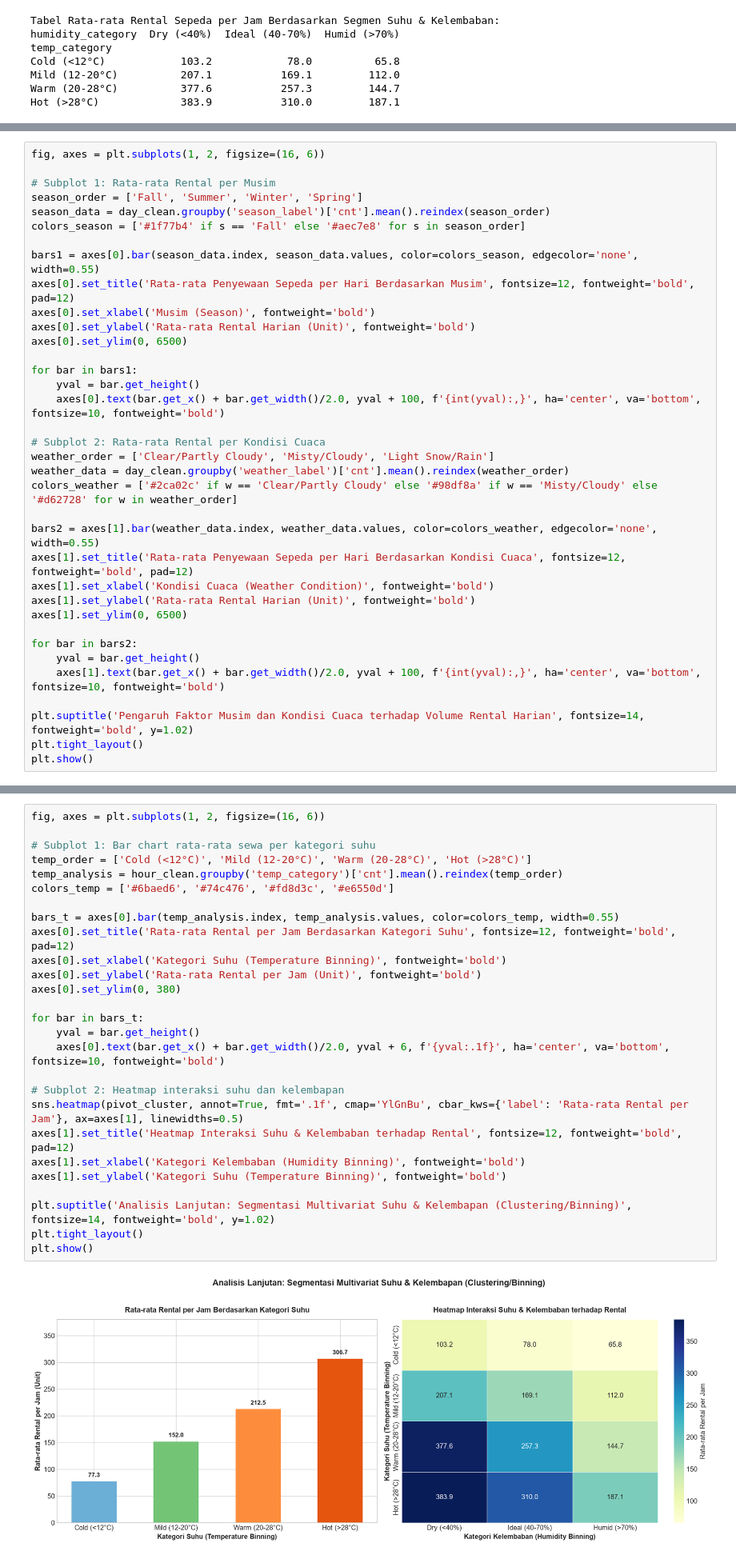
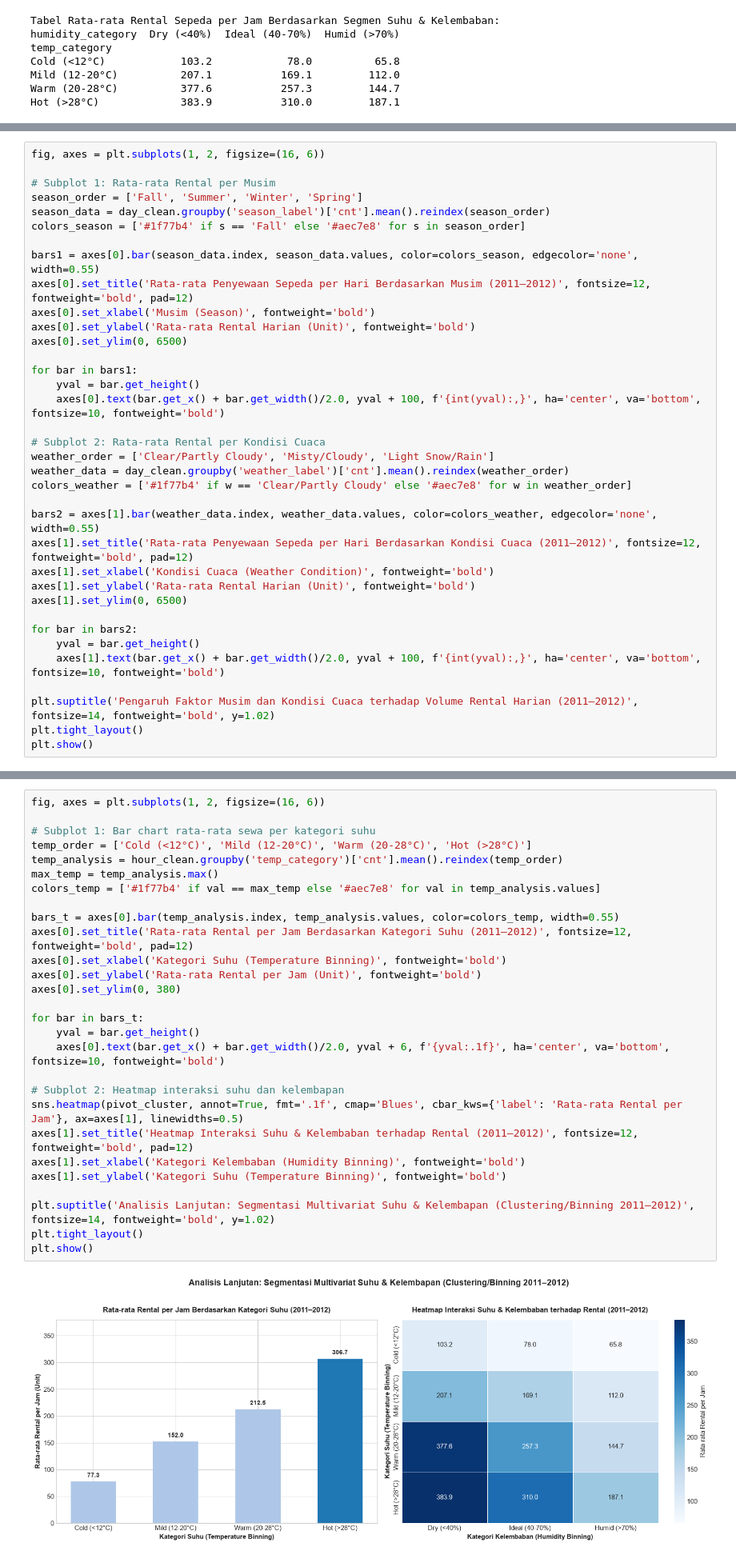
Before and after one commit to iooloittrr-lab/bike-sharing-dashboard, a Jupyter notebook: notebook.ipynb, the cells around one changed output, grey strips where cells are left out. Shown at 80% size. Saved outputs shown, nothing was run; the diff lists cells and outputs as text.

Commit message:
Revisi kriteria Dicoding: SMART time-bound, konsistensi judul pertanyaan, dan warna seragam visualisasi dashboard

```diff
--- a/notebook.ipynb
+++ b/notebook.ipynb
@@ -534,7 +525,7 @@ season_data = day_clean.groupby('season_label')['cnt'].mean().reindex(season_ord
 colors_season = ['#1f77b4' if s == 'Fall' else '#aec7e8' for s in season_order]
 
 bars1 = axes[0].bar(season_data.index, season_data.values, color=colors_season, edgecolor='none', width=0.55)
-axes[0].set_title('Rata-rata Penyewaan Sepeda per Hari Berdasarkan Musim', fontsize=12, fontweight='bold', pad=12)
+axes[0].set_title('Rata-rata Penyewaan Sepeda per Hari Berdasarkan Musim (2011–2012)', fontsize=12, fontweight='bold', pad=12)
 axes[0].set_xlabel('Musim (Season)', fontweight='bold')
 axes[0].set_ylabel('Rata-rata Rental Harian (Unit)', fontweight='bold')
 axes[0].set_ylim(0, 6500)
@@ -546,10 +537,10 @@ for bar in bars1:
 # Subplot 2: Rata-rata Rental per Kondisi Cuaca
 weather_order = ['Clear/Partly Cloudy', 'Misty/Cloudy', 'Light Snow/Rain']
 weather_data = day_clean.groupby('weather_label')['cnt'].mean().reindex(weather_order)
-colors_weather = ['#2ca02c' if w == 'Clear/Partly Cloudy' else '#98df8a' if w == 'Misty/Cloudy' else '#d62728' for w in weather_order]
+colors_weather = ['#1f77b4' if w == 'Clear/Partly Cloudy' else '#aec7e8' for w in weather_order]
 
 bars2 = axes[1].bar(weather_data.index, weather_data.values, color=colors_weather, edgecolor='none', width=0.55)
-axes[1].set_title('Rata-rata Penyewaan Sepeda per Hari Berdasarkan Kondisi Cuaca', fontsize=12, fontweight='bold', pad=12)
+axes[1].set_title('Rata-rata Penyewaan Sepeda per Hari Berdasarkan Kondisi Cuaca (2011–2012)', fontsize=12, fontweight='bold', pad=12)
 axes[1].set_xlabel('Kondisi Cuaca (Weather Condition)', fontweight='bold')
 axes[1].set_ylabel('Rata-rata Rental Harian (Unit)', fontweight='bold')
 axes[1].set_ylim(0, 6500)
@@ -558,7 +549,7 @@ for bar in bars2:
     yval = bar.get_height()
     axes[1].text(bar.get_x() + bar.get_width()/2.0, yval + 100, f'{int(yval):,}', ha='center', va='bottom', fontsize=10, fontweight='bold')
 
-plt.suptitle('Pengaruh Faktor Musim dan Kondisi Cuaca terhadap Volume Rental Harian', fontsize=14, fontweight='bold', y=1.02)
+plt.suptitle('Pengaruh Faktor Musim dan Kondisi Cuaca terhadap Volume Rental Harian (2011–2012)', fontsize=14, fontweight='bold', y=1.02)
 plt.tight_layout()
 plt.show()
 # %% [output]
@@ -639,32 +625,33 @@ plt.show()
 # %%
 fig, axes = plt.subplots(1, 2, figsize=(16, 6))
 
 # Subplot 1: Bar chart rata-rata sewa per kategori suhu
 temp_order = ['Cold (<12°C)', 'Mild (12-20°C)', 'Warm (20-28°C)', 'Hot (>28°C)']
 temp_analysis = hour_clean.groupby('temp_category')['cnt'].mean().reindex(temp_order)
-colors_temp = ['#6baed6', '#74c476', '#fd8d3c', '#e6550d']
+max_temp = temp_analysis.max()
+colors_temp = ['#1f77b4' if val == max_temp else '#aec7e8' for val in temp_analysis.values]
 
 bars_t = axes[0].bar(temp_analysis.index, temp_analysis.values, color=colors_temp, width=0.55)
-axes[0].set_title('Rata-rata Rental per Jam Berdasarkan Kategori Suhu', fontsize=12, fontweight='bold', pad=12)
+axes[0].set_title('Rata-rata Rental per Jam Berdasarkan Kategori Suhu (2011–2012)', fontsize=12, fontweight='bold', pad=12)
 axes[0].set_xlabel('Kategori Suhu (Temperature Binning)', fontweight='bold')
 axes[0].set_ylabel('Rata-rata Rental per Jam (Unit)', fontweight='bold')
 axes[0].set_ylim(0, 380)
 
 for bar in bars_t:
     yval = bar.get_height()
     axes[0].text(bar.get_x() + bar.get_width()/2.0, yval + 6, f'{yval:.1f}', ha='center', va='bottom', fontsize=10, fontweight='bold')
 
 # Subplot 2: Heatmap interaksi suhu dan kelembapan
-sns.heatmap(pivot_cluster, annot=True, fmt='.1f', cmap='YlGnBu', cbar_kws={'label': 'Rata-rata Rental per Jam'}, ax=axes[1], linewidths=0.5)
-axes[1].set_title('Heatmap Interaksi Suhu & Kelembaban terhadap Rental', fontsize=12, fontweight='bold', pad=12)
+sns.heatmap(pivot_cluster, annot=True, fmt='.1f', cmap='Blues', cbar_kws={'label': 'Rata-rata Rental per Jam'}, ax=axes[1], linewidths=0.5)
+axes[1].set_title('Heatmap Interaksi Suhu & Kelembaban terhadap Rental (2011–2012)', fontsize=12, fontweight='bold', pad=12)
 axes[1].set_xlabel('Kategori Kelembaban (Humidity Binning)', fontweight='bold')
 axes[1].set_ylabel('Kategori Suhu (Temperature Binning)', fontweight='bold')
 
-plt.suptitle('Analisis Lanjutan: Segmentasi Multivariat Suhu & Kelembapan (Clustering/Binning)', fontsize=14, fontweight='bold', y=1.02)
+plt.suptitle('Analisis Lanjutan: Segmentasi Multivariat Suhu & Kelembapan (Clustering/Binning 2011–2012)', fontsize=14, fontweight='bold', y=1.02)
 plt.tight_layout()
 plt.show()
 # %% [output]
-[figure, old version]
+[figure, new version]
 # %% [markdown]
 ---
 ## 6. Conclusion (Kesimpulan SMART)
```
Also changed, not shown: parts of 13 cells of this notebook, 2 other files.
